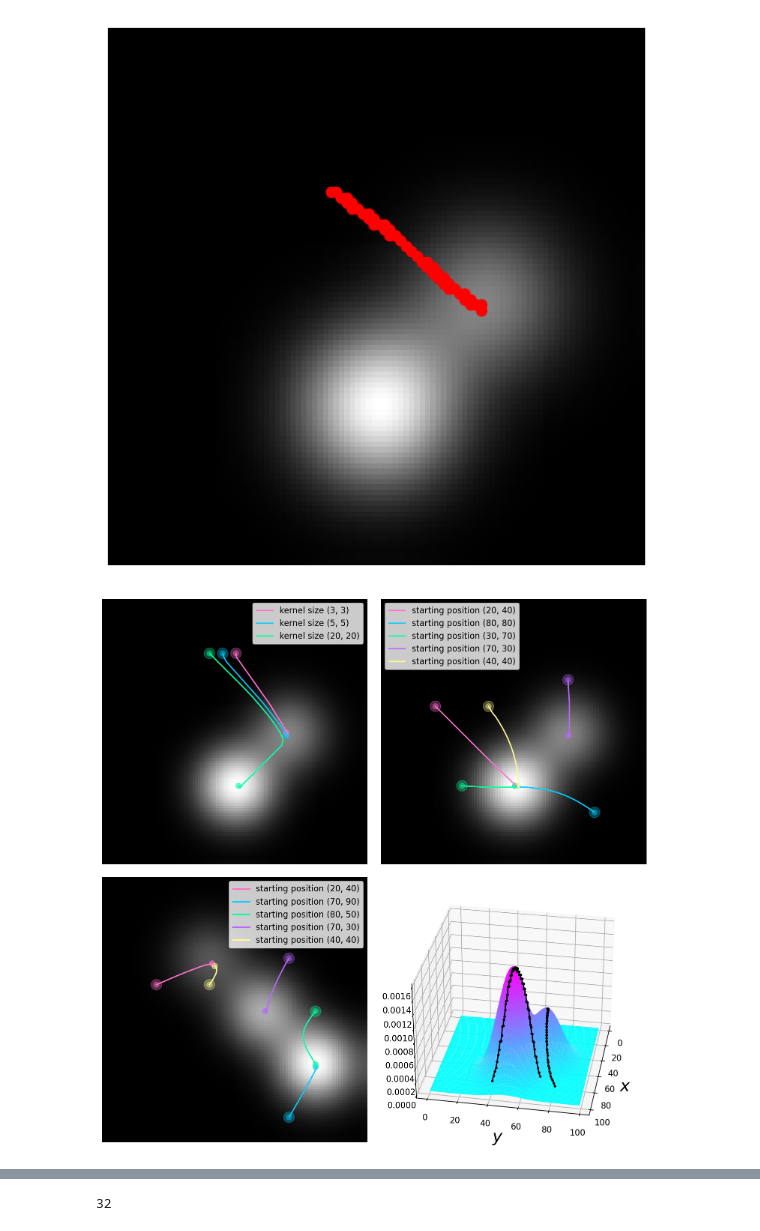
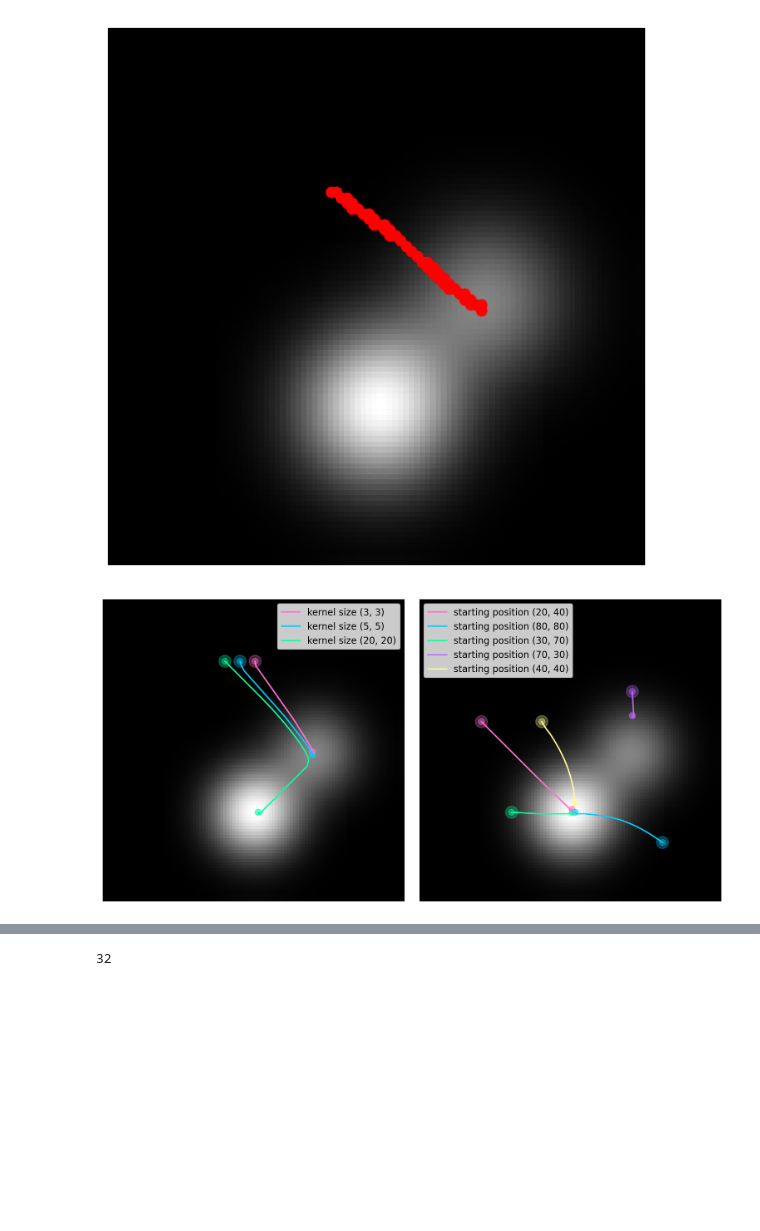
Before and after one commit to simenravnik/nmrv-2122-assignment-02, a Jupyter notebook: mean_shift.ipynb, the cells around one changed output, grey strips where cells are left out. Saved outputs shown, nothing was run; the diff lists cells and outputs as text; code cells hidden in the pictures; blank space fills up the shorter version.

```diff
--- a/mean_shift.ipynb
+++ b/mean_shift.ipynb
@@ -32,7 +32,7 @@ def mean_shift(frame, size, position, eps=0.05):
         positions.append(position)
 
         # Check if the algorithm converged
-        if abs(xk_X) < eps and abs(xk_Y) < eps:
+        if math.sqrt(xk_X ** 2 + xk_X ** 2) < eps:
             break
 
         # Sanity check if the algorihtm does not converge
@@ -228,4 +224,4 @@ def try_different_parameters(responses, responses2):
 # %%
-try_different_parameters(responses, responses2)
+try_different_parameters(responses)
 # %% [output]
-[figure, old version]
+[figure, new version]
```
Also changed, not shown: parts of 7 cells of this notebook, 4 other files.
